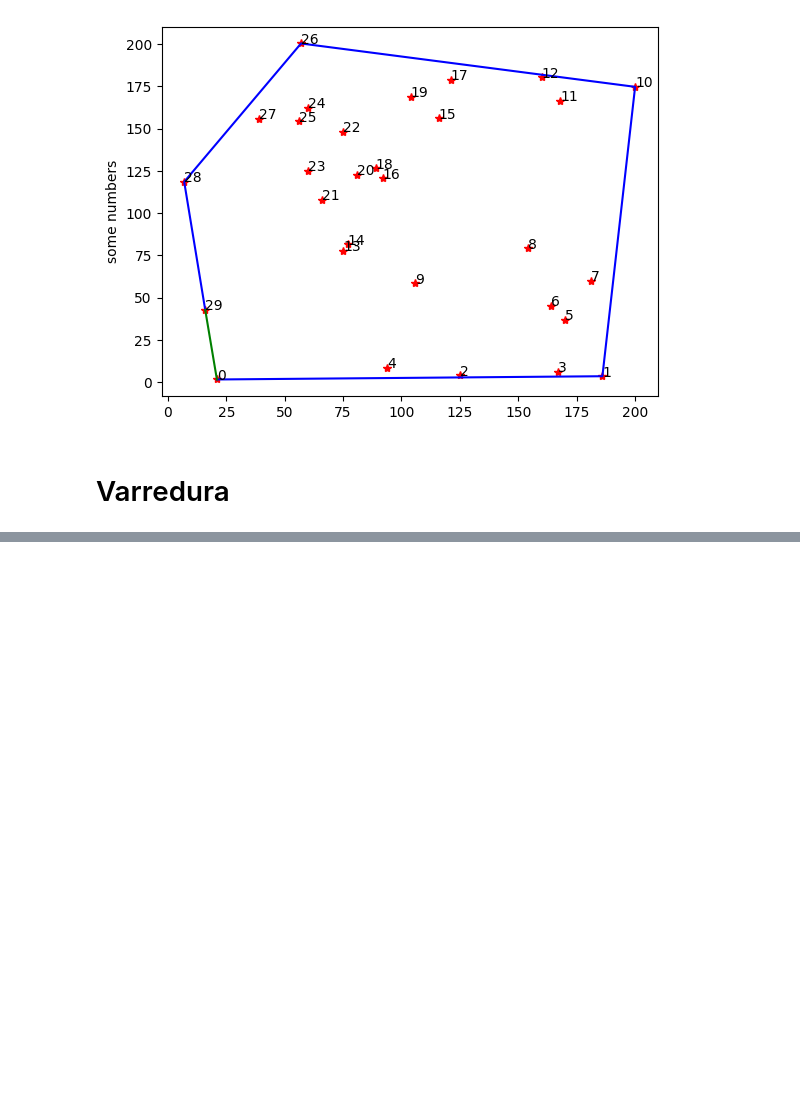
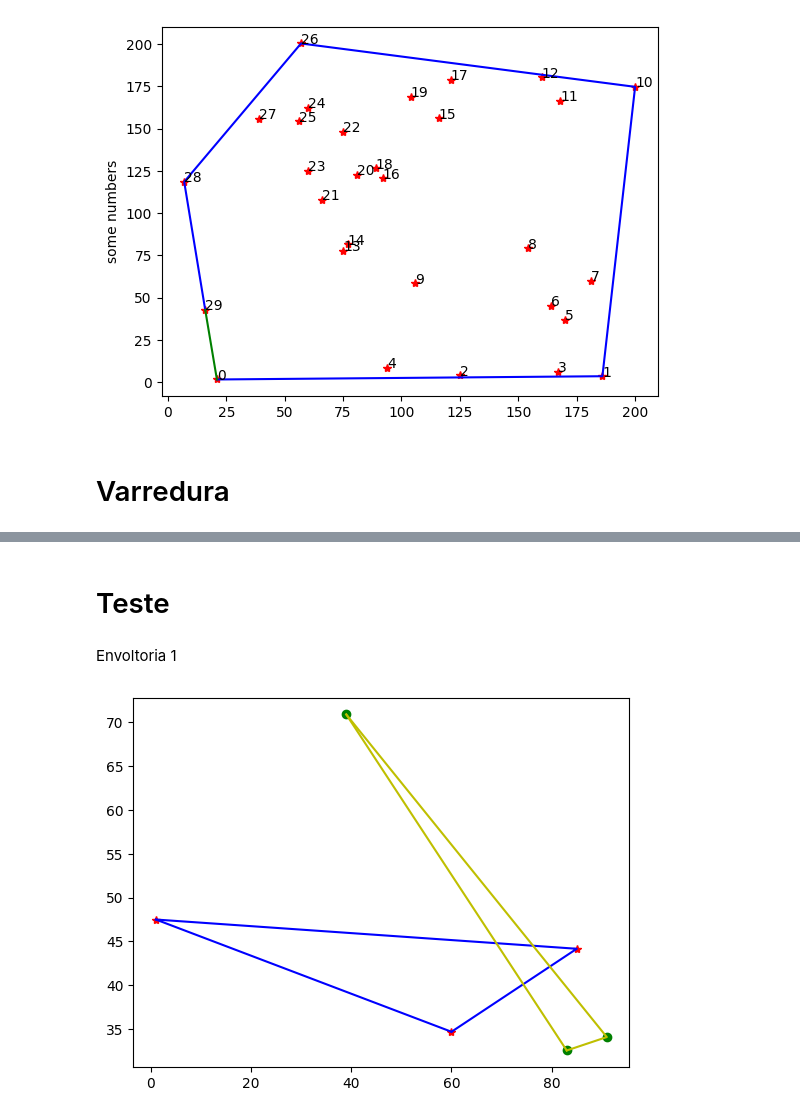
Before and after one commit to Gcastelo01/TP1_Alg2, a Jupyter notebook: TP1_Classificador.ipynb, the cells around one changed output, grey strips where cells are left out. Cells and saved outputs as stored; diff of their text form; code cells hidden in the pictures; blank space fills up the shorter version.

```diff
--- a/TP1_Classificador.ipynb
+++ b/TP1_Classificador.ipynb
@@ -376,0 +341,46 @@ Tem interceção?False
+# %% [markdown]
+# Teste
+# %% [markdown]
+Envoltoria 1
+# %%
+def EnvoltoriaAleatoria(seed=12, numDots=20, x_inicial=0, x_final=100, y_inicial=0, y_final=100):
+    dot_list = []
+
+    random.seed(seed)
+    for i in range(numDots):
+        x = randint(x_inicial, x_final)
+        y = noise(randint(y_inicial,y_final))
+        a = Dot(x, y)
+        dot_list.append(a)
+
+    sorted_list = sortDotsByPolarAngle(dot_list)
+
+    return  (dot_list, Graham(sorted_list))
+
+def plotEnvoltoria(ax, pontos, envoltoria, dotType='r*', envType='b-'):
+
+    for i in range(len(pontos)):
+        ax.plot(pontos[i].x, pontos[i].y, dotType)
+
+    lista_Envoltoria = [[], []]
+
+    for e in envoltoria:
+        lista_Envoltoria[0].append(e.x)
+        lista_Envoltoria[1].append(e.y)
+
+    ax.plot(lista_Envoltoria[0], lista_Envoltoria[1], envType)
+    ax.plot([lista_Envoltoria[0][len(lista_Envoltoria[0]) - 1], lista_Envoltoria[0][0]], [lista_Envoltoria[1][len(lista_Envoltoria[1]) - 1], lista_Envoltoria[1][0]], envType)
+
+
+nPoints = 3
+(pontosA, EnvoltoriaA) = EnvoltoriaAleatoria(numDots=nPoints)
+(pontosB, EnvoltoriaB) = EnvoltoriaAleatoria(15, nPoints, 30, 200, 30, 200)
+
+fig, ax = plt.subplots()
+
+plotEnvoltoria(ax, pontosA, EnvoltoriaA)
+plotEnvoltoria(ax, pontosB, EnvoltoriaB, dotType='go', envType='y-')
+
+plt.show()
+# %% [output]
+[figure, added]
```
Also changed, not shown: parts of 7 cells of this notebook.
